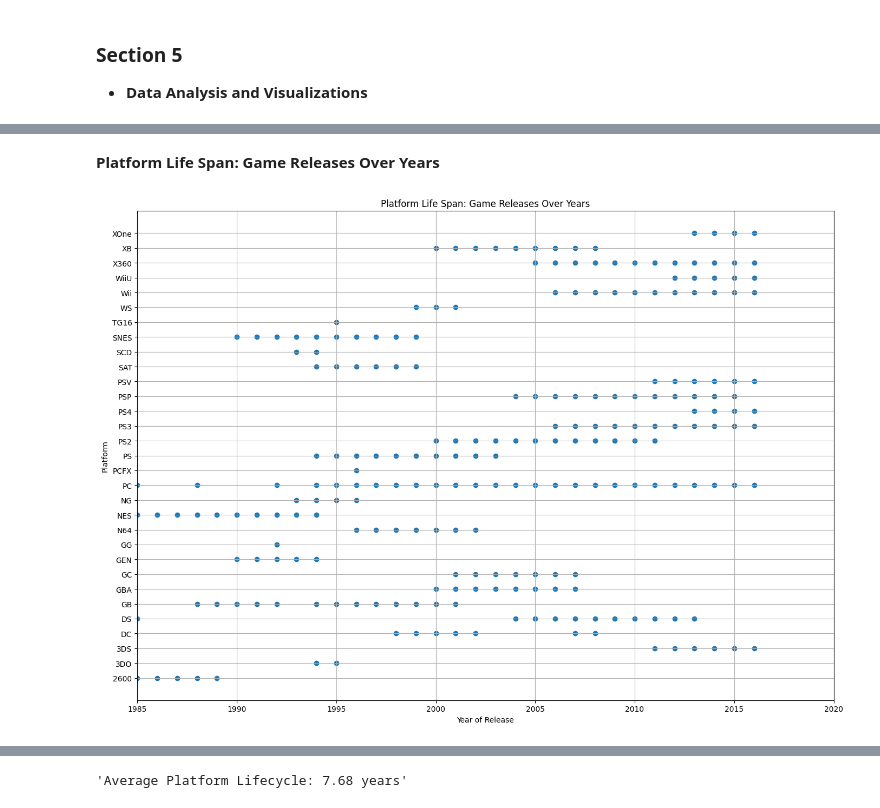
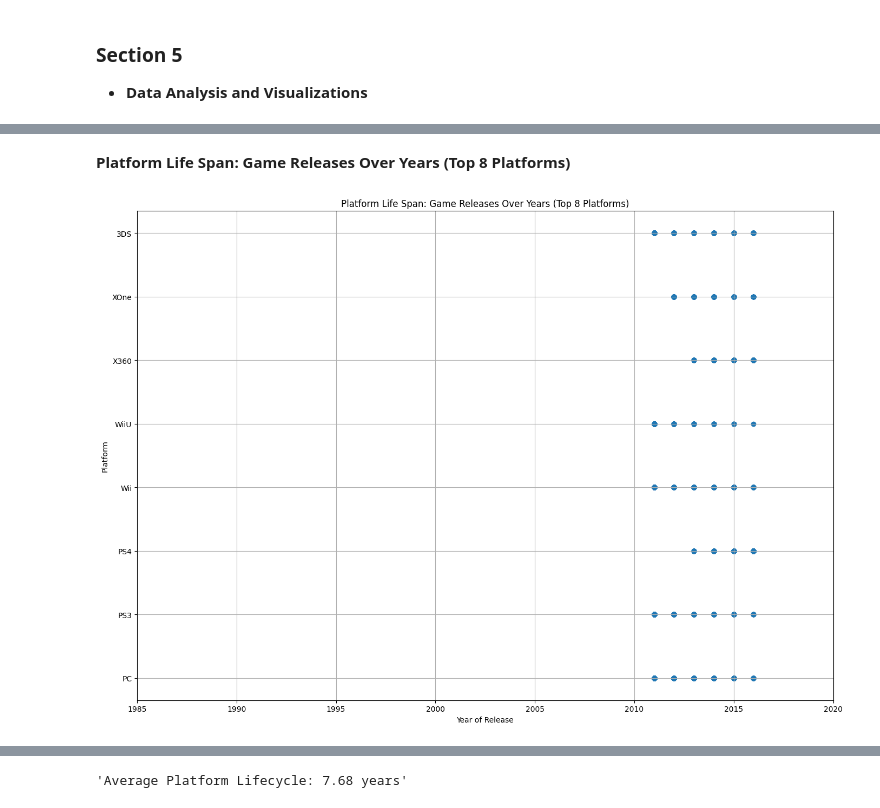
Before and after one commit to bea-bijanne/ice-games-analysis, a Jupyter notebook: ice_games_analysis.ipynb, the cells around one changed output, grey strips where cells are left out. Cells and saved outputs as stored; diff of their text form; code cells hidden in the pictures.

```diff
--- a/ice_games_analysis.ipynb
+++ b/ice_games_analysis.ipynb
@@ -807,3 +917,12 @@ display(data_files_games.loc[data_files_games['platform'] == 'PC'].sort_values(b
 # %% [markdown]
 ###  **Section 5**
 - **Data Analysis and Visualizations**
+# %%
+data_files_games2 = data_files_games[(data_files_games['year_of_release'] >= 2011) &
+                                     (data_files_games['year_of_release'] != 0)]
+
+top_eight_platforms = data_files_games2.groupby('platform')['all_region_sales'].sum().sort_values(ascending=False).head(9).index.tolist()
+data_files_games2 = data_files_games2[data_files_games2['platform'].isin(top_eight_platforms)]
+
+display(data_files_games2)
+data_files_games2.info()
@@ -847,19 +1101,32 @@ The boxplot showed the distribution of individual game sales, where Wii had the
 # %% [markdown]
-**Platform Life Span: Game Releases Over Years**
+**Platform Life Span: Game Releases Over Years (Top 8 Platforms)**
 # %%
-platform_cycle_visual = platform_life_span.reset_index()
-platform_cycle_visual = platform_cycle_visual.explode('years_of_release')
-platform_cycle_visual = platform_cycle_visual.rename(columns={'index': 'platform', 'years_of_release': 'year'})
-platform_cycle_visual = platform_cycle_visual[platform_cycle_visual['year'] != 0]
-platform_cycle_visual = platform_cycle_visual.sort_values(by='platform')
+top_eight_platforms = ['PC', 'PS3', 'PS4', 'Wii', 'WiiU', 'X360', 'XOne', '3DS']
+
+console_release_data = data_files_games2.copy()
+
+console_release_data = console_release_data.reset_index(drop=True)
+
+console_release_data = console_release_data.explode('year_of_release')
+
+console_release_data = console_release_data[console_release_data['year_of_release'] != 0]
+console_release_data = console_release_data[console_release_data['platform'].isin(top_eight_platforms)]
+
+console_release_data['platform_ordered'] = pd.Categorical(
+    console_release_data['platform'],
+    categories=top_eight_platforms,
+    ordered=True
+)
+
 plt.figure(figsize=(14, 10))
-plt.scatter(platform_cycle_visual['year'], platform_cycle_visual['platform'], marker='o')
+plt.scatter(console_release_data['year_of_release'], console_release_data['platform_ordered'], marker='o')
+plt.yticks(range(len(top_eight_platforms)), top_eight_platforms)
 plt.xlabel('Year of Release')
 plt.ylabel('Platform')
-plt.title('Platform Life Span: Game Releases Over Years')
+plt.title('Platform Life Span: Game Releases Over Years (Top 8 Platforms)')
 plt.grid(True)
 plt.xlim(1985, 2020)
 plt.tight_layout()
 plt.show()
 # %% [output]
-[figure, old version]
+[figure, new version]
```
Also changed, not shown: parts of 90 cells of this notebook.
